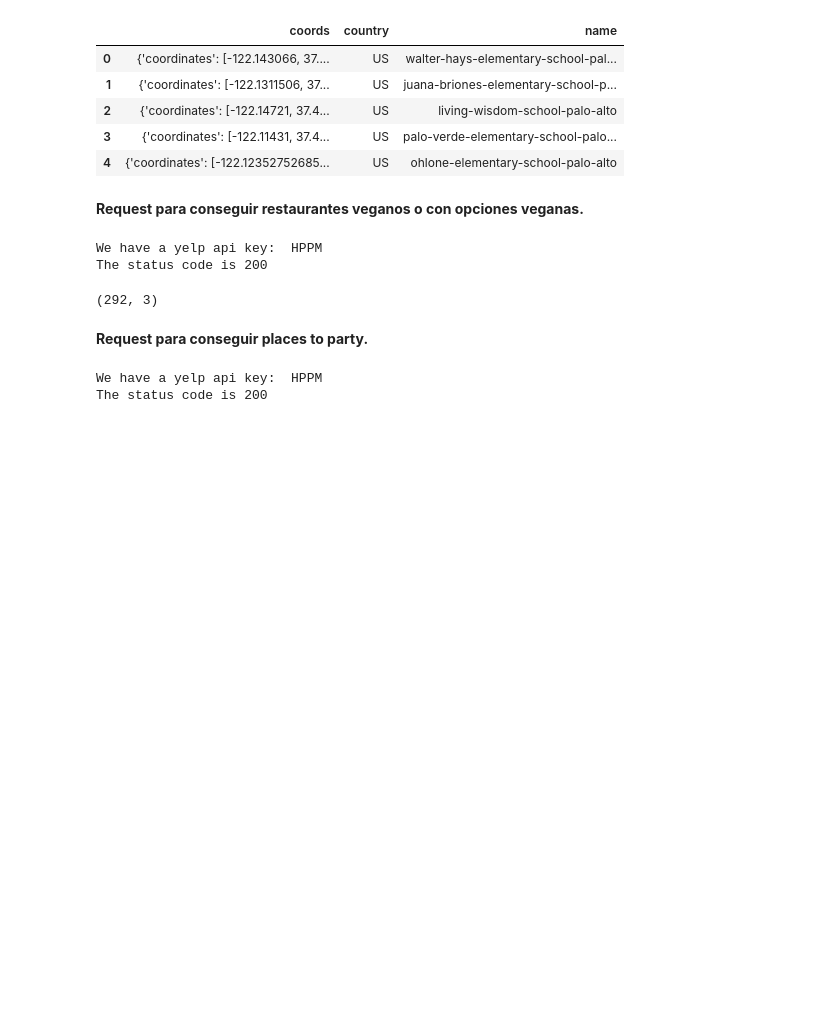
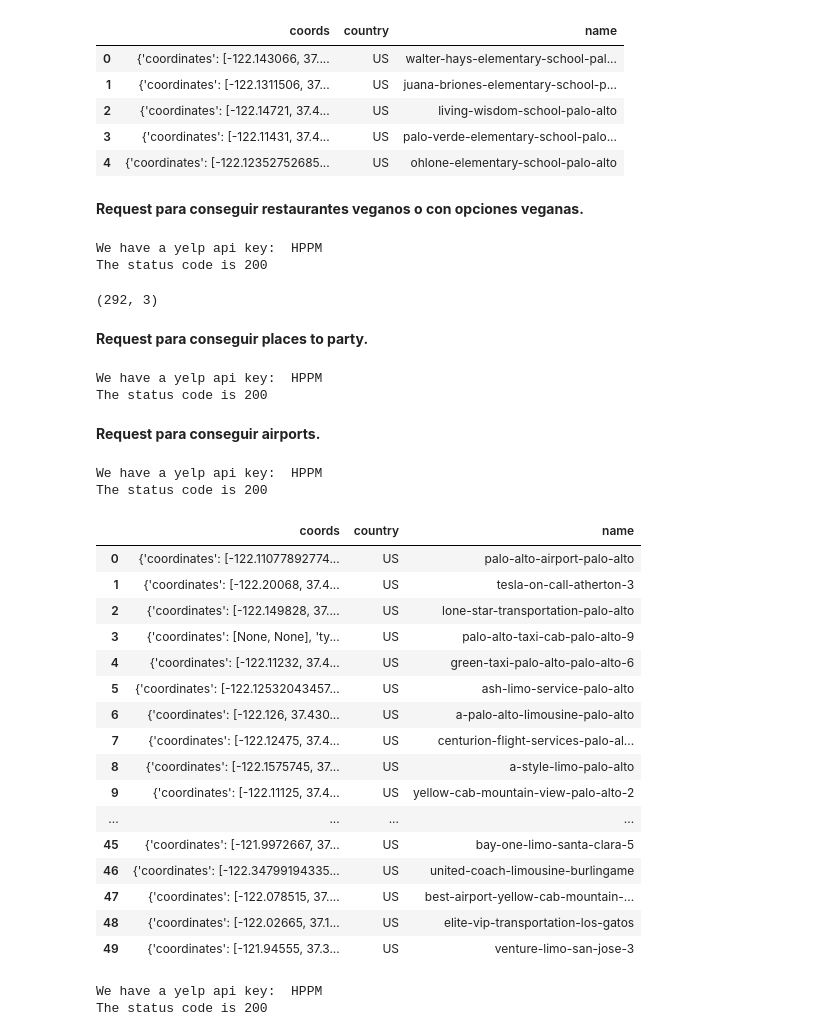
Before and after one commit to cprietosegura/project-mongo, a Jupyter notebook: api_yelp.ipynb, the cells around one changed output. Cells and saved outputs as stored; diff of their text form; code cells hidden in the pictures; blank space fills up the shorter version.

```diff
--- a/api_yelp.ipynb
+++ b/api_yelp.ipynb
@@ -16,18 +16,9 @@ def RequestYelpBusiness(business):
     url='https://api.yelp.com/v3/businesses/search'
     headers = {'Authorization': 'Bearer %s' % yelp_api_key}
     #ìn the dictionary, term can take values like food, cafes or businesses like McDonalds
-
-    data = []
-    for offset in range(0, 1000, 50):
-        params = {'limit': 50,'term':business,'location':'Palo Alto','offset': offset, 'radius':4000}
-        req=requests.get(url, params=params, headers=headers)
-
-        if req.status_code == 200:
-                data += req.json()['businesses']
-        elif req.status_code == 400:
-                print('400 Bad Request')
-                break
-
+    params = {'limit': 50,'term':business,'location':'Palo Alto','radius':4000}
+    req=requests.get(url, params=params, headers=headers)
+    data = req.json()['businesses']
 
     print('The status code is {}'.format(req.status_code))
     return data
@@ -113,3 +104,32 @@ The status code is 200
 df_party=createDffromJson(party)
 # %%
 df_party.to_json('df_party.json', orient='records')
+# %% [markdown]
+__Request para conseguir airports.__
+# %%
+airport2= RequestYelpBusiness('airport')
+# %% [output]
+We have a yelp api key:  HPPM
+The status code is 200
+# %%
+df_airp2=createDffromJson(airport2)
+# %%
+df_airp2
+# %% [output]
+|  | coords | country | name |
+| 0 | {'coordinates': [-122.11077892774... | US | palo-alto-airport-palo-alto |
+| 1 | {'coordinates': [-122.20068, 37.4... | US | tesla-on-call-atherton-3 |
+| 2 | {'coordinates': [-122.149828, 37.... | US | lone-star-transportation-palo-alto |
+| 3 | {'coordinates': [None, None], 'ty... | US | palo-alto-taxi-cab-palo-alto-9 |
+| 4 | {'coordinates': [-122.11232, 37.4... | US | green-taxi-palo-alto-palo-alto-6 |
+| 5 | {'coordinates': [-122.12532043457... | US | ash-limo-service-palo-alto |
+| 6 | {'coordinates': [-122.126, 37.430... | US | a-palo-alto-limousine-palo-alto |
+| 7 | {'coordinates': [-122.12475, 37.4... | US | centurion-flight-services-palo-al... |
+| 8 | {'coordinates': [-122.1575745, 37... | US | a-style-limo-palo-alto |
+| 9 | {'coordinates': [-122.11125, 37.4... | US | yellow-cab-mountain-view-palo-alto-2 |
+| ... | ... | ... | ... |
+| 45 | {'coordinates': [-121.9972667, 37... | US | bay-one-limo-santa-clara-5 |
+| 46 | {'coordinates': [-122.34799194335... | US | united-coach-limousine-burlingame |
+| 47 | {'coordinates': [-122.078515, 37.... | US | best-airport-yellow-cab-mountain-... |
+| 48 | {'coordinates': [-122.02665, 37.1... | US | elite-vip-transportation-los-gatos |
+| 49 | {'coordinates': [-121.94555, 37.3... | US | venture-limo-san-jose-3 |
@@ -115,0 +162,5 @@ df_party.to_json('df_party.json', orient='records')
+# %%
+airport= RequestYelpBusiness2('airport')
+# %% [output]
+We have a yelp api key:  HPPM
+The status code is 200
```
Also changed, not shown: parts of 3 cells of this notebook, 4 other files.
